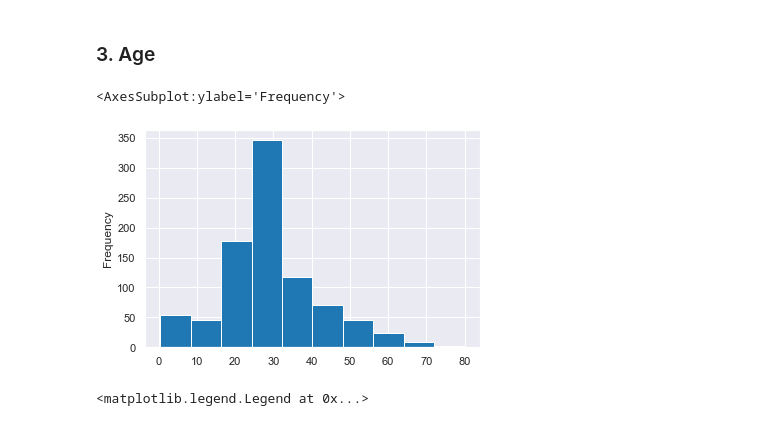
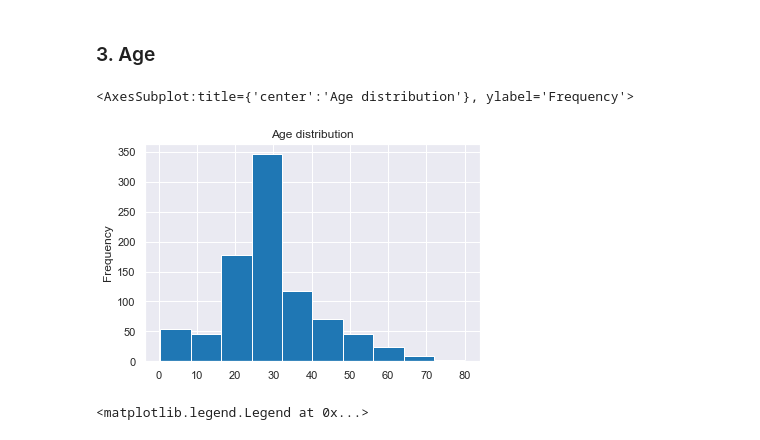
Before and after one commit to golecalicja/titanic-survivor-prediction, a Jupyter notebook: Titanic Survivor Prediction.ipynb, the cells around one changed output. Saved outputs shown, nothing was run; the diff lists cells and outputs as text; code cells hidden in the pictures.

```diff
--- a/Titanic Survivor Prediction.ipynb
+++ b/Titanic Survivor Prediction.ipynb
@@ -230,10 +287,11 @@ From the heatmap we conclude that women in the 1st class had the highest chance
 # %% [markdown]
 ### 3. Age
 # %%
+plt.title("Age distribution")
 df_train["age"].plot(kind="hist")
 # %% [output]
-<AxesSubplot:ylabel='Frequency'>
+<AxesSubplot:title={'center':'Age distribution'}, ylabel='Frequency'>
-[figure, old version]
+[figure, new version]
 # %%
 plt.subplot2grid((2,3),(1,0), colspan=5)
 df_train["age"][df_train["class"] == 1].plot(kind='kde')
```
Also changed, not shown: parts of 10 cells of this notebook.
